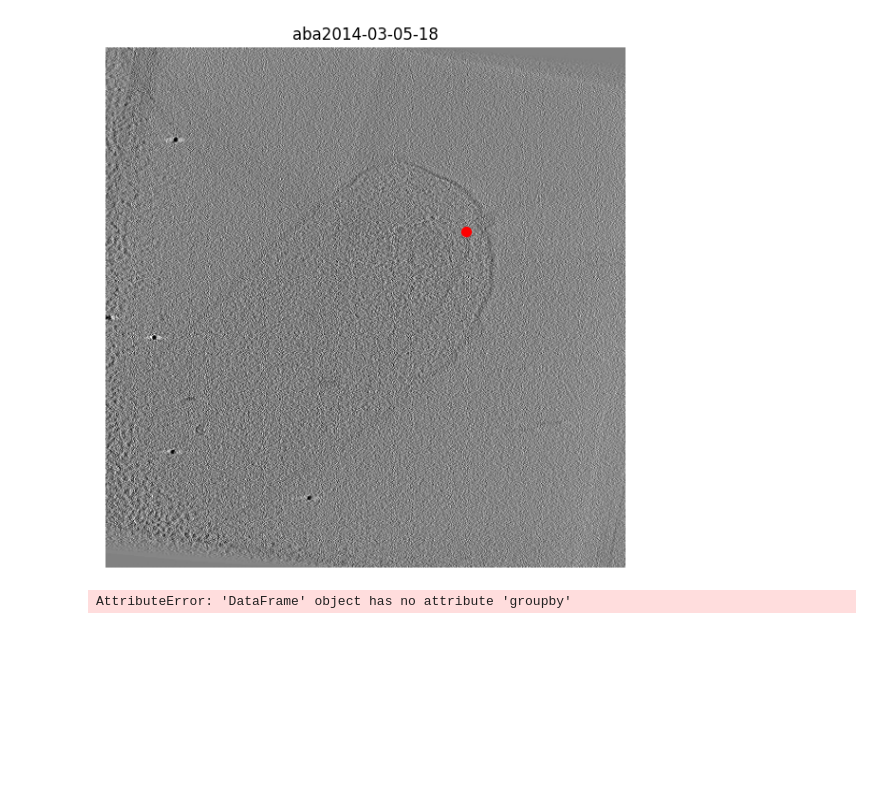
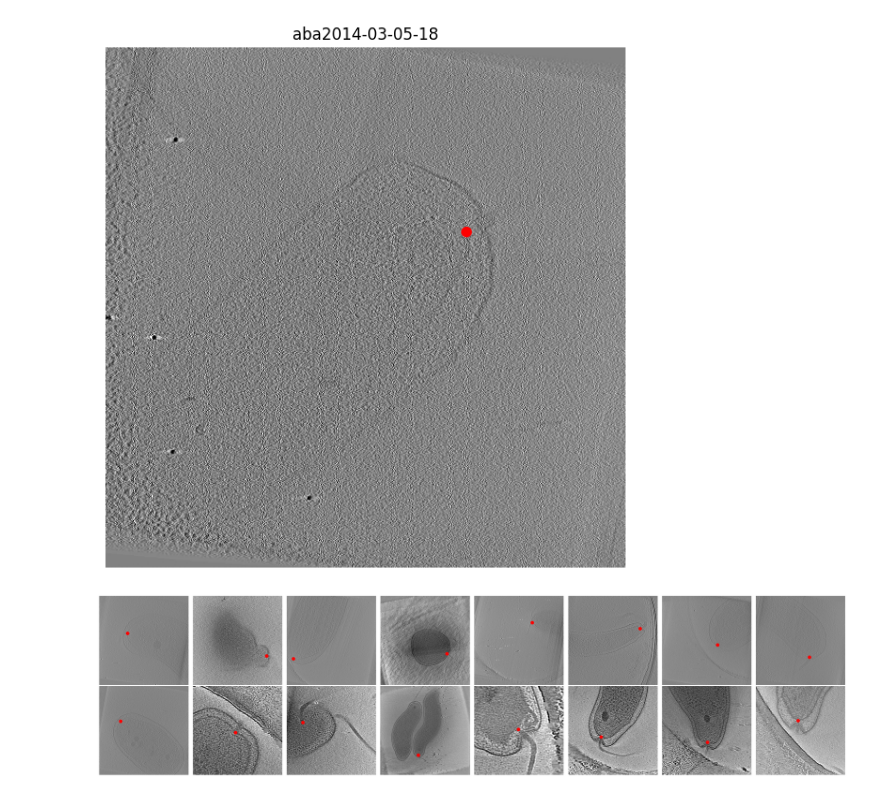
Before and after one commit to anveshmy/flagellar_motor_detection_project, a Jupyter notebook: notebooks/flagellar_motor_model_detection.ipynb, the cells around one changed output. Cells and saved outputs as stored; diff of their text form; code cells hidden in the pictures; blank space fills up the shorter version.

```diff
--- a/notebooks/flagellar_motor_model_detection.ipynb
+++ b/notebooks/flagellar_motor_model_detection.ipynb
@@ -91,31 +88,37 @@ plt.show()
 (128, 512, 512)
 [figure]
 # %%
-SEED= 0
-tmp = data_df.groupby("dataset_id").agg(pl.all().sample(n=1, seed=SEED))
-tmp = tmp.sample(frac=1, seed=SEED)
+SEED = 0
+tmp = (
+    data_df
+    .group_by("dataset_id")
+    .agg(pl.all().sample(1, seed=SEED))
+    .explode(["z", "y", "x", "tomo_id"])  # only explode columns that are lists
+)
+tmp = tmp.sample(n=tmp.height, seed=SEED)
 
 # Create figure
 fig, axes = plt.subplots(2, 8, figsize=(24, 6))
 axes= axes.flatten()
 
 for idx in range(len(axes)):
-    row= tmp.iloc[idx].to_dict()
+    row_tuple = tmp.row(idx)
+    row = dict(zip(tmp.columns, row_tuple))
 
     # Load tomo
     fpath= os.path.join(DATA_DIR, "volumes", row["tomo_id"]+".npy")
     arr= np.load(fpath)
 
     # Visualize
     # axes[idx].set_title(row["dataset_id"])
-    axes[idx].imshow(arr[int(row["z"][0]), ...], cmap="gray")
-    axes[idx].scatter(row["x"][0], row["y"][0], c="red", s=50)
+    axes[idx].imshow(arr[int(row["z"]), ...], cmap="gray")
+    axes[idx].scatter(row["x"], row["y"], c="red", s=50)
     axes[idx].set_xticks([])
     axes[idx].set_yticks([])
     axes[idx].set_frame_on(False)
 
 plt.tight_layout()
 plt.show()
 plt.show()
 # %% [output]
-AttributeError: 'DataFrame' object has no attribute 'groupby'
+[figure, added]
```
Also changed, not shown: parts of 1 cell of this notebook, 1 other file.
